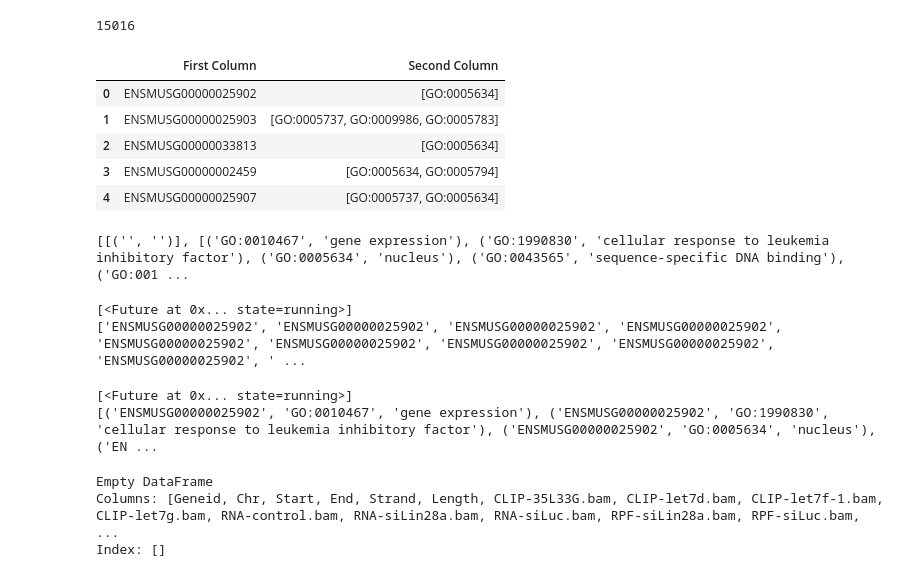
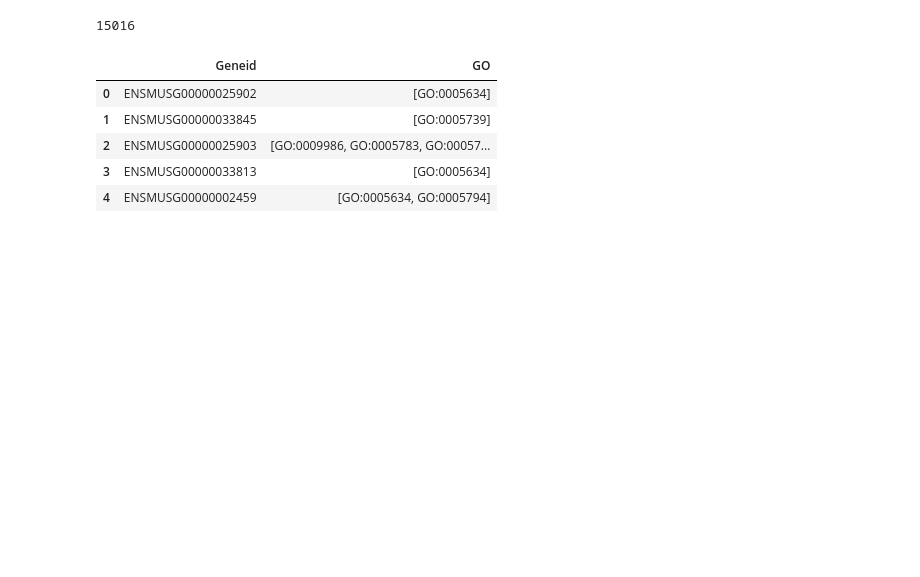
Before and after one commit to EunjinKwon/2024-Bioinformatics, a Jupyter notebook: Project.ipynb, the cells around one changed output. Saved outputs shown, nothing was run; the diff lists cells and outputs as text; code cells hidden in the pictures; blank space fills up the shorter version.

Commit message:
GO term 추가 작업

```diff
--- a/Project.ipynb
+++ b/Project.ipynb
@@ -393,8 +328,9 @@ print(len(G_P_id_dic))
 # %% [output]
 15016
 # %%
-target_GO_terms = ['GO:0005634', 'GO:0031966', 'GO:0016021', 'GO:0005737',
-                   'GO:0016021', 'GO:0005576', 'GO:0009986', 'GO:0005794', 'GO:0005783']
+target_GO_terms = ['GO:0005634', 'GO:0031966', 'GO:0016021', 'GO:0005737', 'GO:0005739', 'GO:0005789',
+                   'GO:0030203', 'GO:0005576', 'GO:0009986', 'GO:0005794', 'GO:0005783',
+                   'GO:0005788', 'GO:0005509', 'GO:0015467', 'GO:0006334', 'GO:0000786']
 Gene_GO_lists = []
 for i in range(len(gene_IDs)):
     uniprot_id = G_P_id_dic.get(gene_IDs[i], [])
@@ -414,44 +350,13 @@ for i in range(len(gene_IDs)):
 # %%
 a = [item[0] for item in Gene_GO_lists]
 b = [item[1:] for item in Gene_GO_lists]
 
-df = pd.DataFrame({'First Column': a, 'Second Column': b})
+df = pd.DataFrame({'Geneid': a, 'GO': b})
 df.head()
 # %% [output]
-|  | First Column | Second Column |
+|  | Geneid | GO |
 | 0 | ENSMUSG00000025902 | [GO:0005634] |
-| 1 | ENSMUSG00000025903 | [GO:0005737, GO:0009986, GO:0005783] |
-| 2 | ENSMUSG00000033813 | [GO:0005634] |
-| 3 | ENSMUSG00000002459 | [GO:0005634, GO:0005794] |
-| 4 | ENSMUSG00000025907 | [GO:0005737, GO:0005634] |
+| 1 | ENSMUSG00000033845 | [GO:0005739] |
+| 2 | ENSMUSG00000025903 | [GO:0009986, GO:0005783, GO:00057... |
+| 3 | ENSMUSG00000033813 | [GO:0005634] |
+| 4 | ENSMUSG00000002459 | [GO:0005634, GO:0005794] |
-# %%
-'''
-GO_terms = []
-for i in range(3):
-    a = get_go_terms(gene_IDs[i])
-    GO_terms.append(a)
-
-print(GO_terms)
-'''
-# %% [output]
-[[('', '')], [('GO:0010467', 'gene expression'), ('GO:1990830', 'cellular response to leukemia inhibitory factor'), ('GO:0005634', 'nucleus'), ('GO:0043565', 'sequence-specific DNA binding'), ('GO:001 ...
-# %%
-'''
-target_GO_terms = ['GO:0010467']
-go_terms = get_go_terms_all(gene_IDs[1], target_GO_terms, batch_size=100)
-print(go_terms)
-'''
-# %% [output]
-[<Future at 0x... state=running>]
-['ENSMUSG00000025902', 'ENSMUSG00000025902', 'ENSMUSG00000025902', 'ENSMUSG00000025902', 'ENSMUSG00000025902', 'ENSMUSG00000025902', 'ENSMUSG00000025902', 'ENSMUSG00000025902', 'ENSMUSG00000025902', ' ...
-# %%
-'''
-
-go_terms = get_go_terms_all(gene_IDs[1], target_GO_terms, batch_size=100)
-go_terms = get_go_terms_batch(gene_IDs[1], target_GO_terms)
-
-print(go_terms)
-'''
-# %% [output]
-[<Future at 0x... state=running>]
-[('ENSMUSG00000025902', 'GO:0010467', 'gene expression'), ('ENSMUSG00000025902', 'GO:1990830', 'cellular response to leukemia inhibitory factor'), ('ENSMUSG00000025902', 'GO:0005634', 'nucleus'), ('EN ...
@@ -468,8 +362,0 @@ print(GO_terms)
-# %%
-#2만개 데이터 처리 오래걸려서 중복있나 조회
-duplicates = cnts.duplicated(subset=['Geneid'])
-print(cnts[duplicates])
-# %% [output]
-Empty DataFrame
-Columns: [Geneid, Chr, Start, End, Strand, Length, CLIP-35L33G.bam, CLIP-let7d.bam, CLIP-let7f-1.bam, CLIP-let7g.bam, RNA-control.bam, RNA-siLin28a.bam, RNA-siLuc.bam, RPF-siLin28a.bam, RPF-siLuc.bam, ...
-Index: []
```
Also changed, not shown: parts of 14 cells of this notebook.
